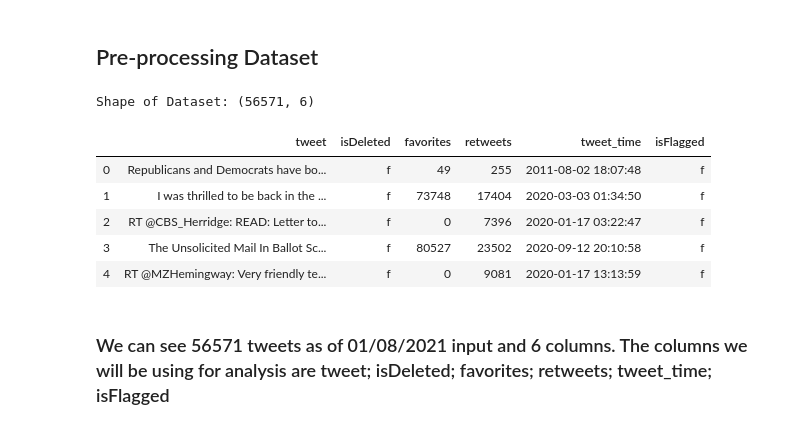
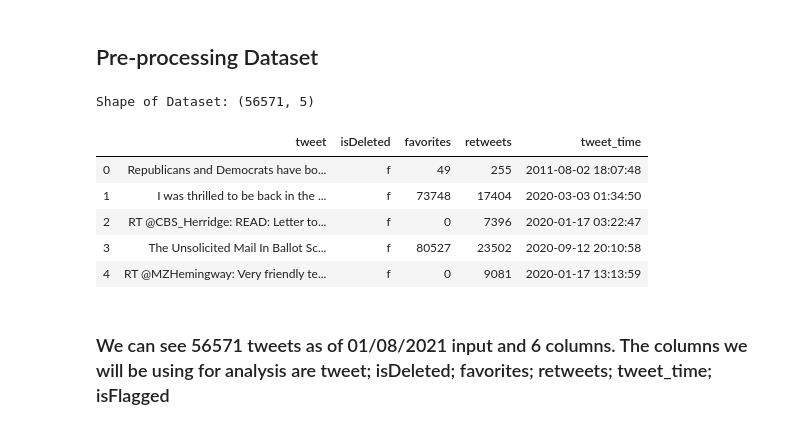
Before and after one commit to samratkorupolu1/TrumpTweetAnalysis, a Jupyter notebook: Trump Tweets Analysis.ipynb, the cells around one changed output. Cells and saved outputs as stored; diff of their text form; code cells hidden in the pictures.

```diff
--- a/Trump Tweets Analysis.ipynb
+++ b/Trump Tweets Analysis.ipynb
@@ -43,24 +43,23 @@ df = pd.read_csv('TrumpTweets.csv')
 <h2 id="#Section_3">Pre-processing Dataset
 # %%
 # dropping non-contributing columns
-#f = df.drop(['id','device','isRetweet'],axis=1)
-
+df = df.drop(['isFlagged','id','device','isRetweet'],axis=1)
 #renaming columns to make sense
 df=df.rename(columns={'text':'tweet','date':'tweet_time'})
 
 #Exploring dataframe for pre-processing
 print('Shape of Dataset:',df.shape)
 
 #printing top 5 rows to have a genereal idea of dataframe
 df.head(5)
 # %% [output]
-Shape of Dataset: (56571, 6)
+Shape of Dataset: (56571, 5)
-|  | tweet | isDeleted | favorites | retweets | tweet_time | isFlagged |
-| 0 | Republicans and Democrats have bo... | f | 49 | 255 | 2011-08-02 18:07:48 | f |
-| 1 | I was thrilled to be back in the ... | f | 73748 | 17404 | 2020-03-03 01:34:50 | f |
-| 2 | RT @CBS_Herridge: READ: Letter to... | f | 0 | 7396 | 2020-01-17 03:22:47 | f |
-| 3 | The Unsolicited Mail In Ballot Sc... | f | 80527 | 23502 | 2020-09-12 20:10:58 | f |
-| 4 | RT @MZHemingway: Very friendly te... | f | 0 | 9081 | 2020-01-17 13:13:59 | f |
+|  | tweet | isDeleted | favorites | retweets | tweet_time |
+| 0 | Republicans and Democrats have bo... | f | 49 | 255 | 2011-08-02 18:07:48 |
+| 1 | I was thrilled to be back in the ... | f | 73748 | 17404 | 2020-03-03 01:34:50 |
+| 2 | RT @CBS_Herridge: READ: Letter to... | f | 0 | 7396 | 2020-01-17 03:22:47 |
+| 3 | The Unsolicited Mail In Ballot Sc... | f | 80527 | 23502 | 2020-09-12 20:10:58 |
+| 4 | RT @MZHemingway: Very friendly te... | f | 0 | 9081 | 2020-01-17 13:13:59 |
 # %% [markdown]
 ### We can see 56571 tweets as of 01/08/2021 input and 6 columns. The columns we will be using for analysis are tweet; isDeleted; favorites; retweets; tweet_time; isFlagged
 # %%
```
Also changed, not shown: parts of 3 cells of this notebook.
